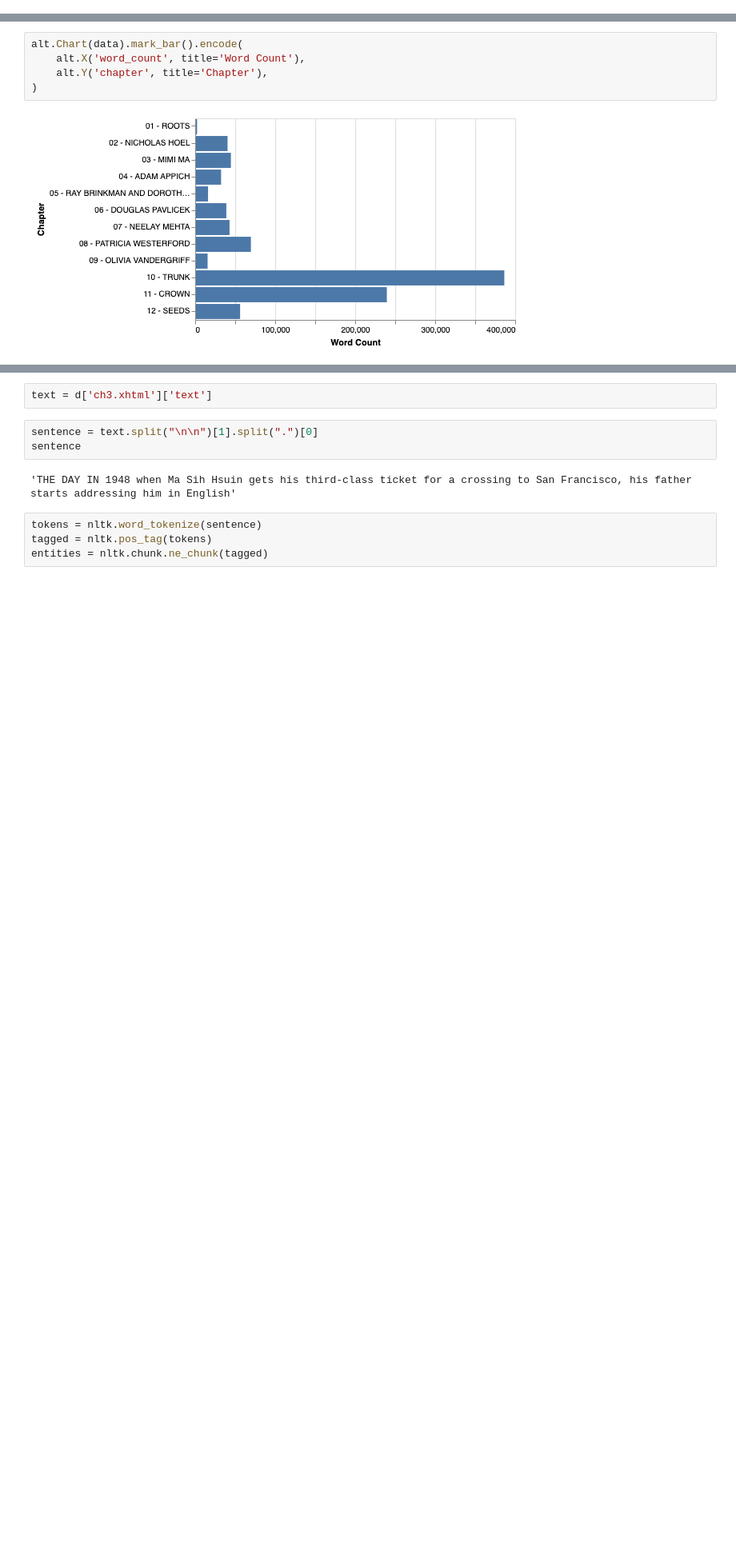
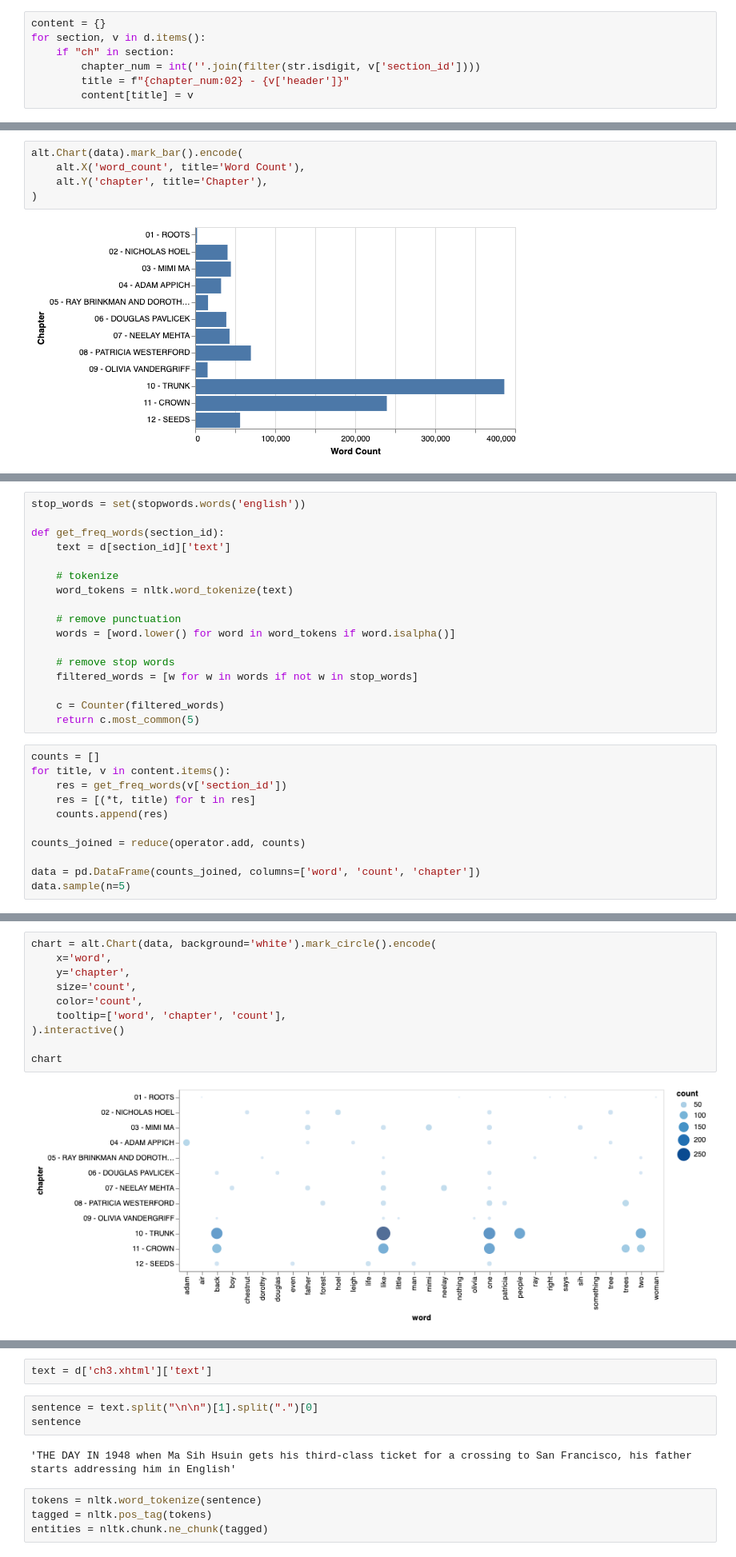
Before and after one commit to dustinmichels/book-report, a Jupyter notebook: notebooks/experiment.ipynb, the cells around one changed output, grey strips where cells are left out. Shown: that part at 80% size. Saved outputs shown, nothing was run; the diff lists cells and outputs as text; blank space fills up the shorter version.

```diff
--- a/notebooks/experiment.ipynb
+++ b/notebooks/experiment.ipynb
@@ -121,0 +116,7 @@ THE
+# %%
+content = {}
+for section, v in d.items():
+    if "ch" in section:
+        chapter_num = int(''.join(filter(str.isdigit, v['section_id'])))
+        title = f"{chapter_num:02} - {v['header']}"
+        content[title] = v
@@ -162,0 +189,28 @@ alt.Chart(data).mark_bar().encode(
+# %%
+stop_words = set(stopwords.words('english'))
+
+def get_freq_words(section_id):
+    text = d[section_id]['text']
+
+    # tokenize
+    word_tokens = nltk.word_tokenize(text)
+
+    # remove punctuation
+    words = [word.lower() for word in word_tokens if word.isalpha()]
+
+    # remove stop words
+    filtered_words = [w for w in words if not w in stop_words]
+
+    c = Counter(filtered_words)
+    return c.most_common(5)
+# %%
+counts = []
+for title, v in content.items():
+    res = get_freq_words(v['section_id'])
+    res = [(*t, title) for t in res]
+    counts.append(res)
+
+counts_joined = reduce(operator.add, counts)
+
+data = pd.DataFrame(counts_joined, columns=['word', 'count', 'chapter'])
+data.sample(n=5)
@@ -162,0 +224,12 @@ alt.Chart(data).mark_bar().encode(
+# %%
+chart = alt.Chart(data, background='white').mark_circle().encode(
+    x='word',
+    y='chapter',
+    size='count',
+    color='count',
+    tooltip=['word', 'chapter', 'count'],
+).interactive()
+
+chart
+# %% [output]
+[figure, added]
```
Also changed, not shown: parts of 26 cells of this notebook, 4 other files.
